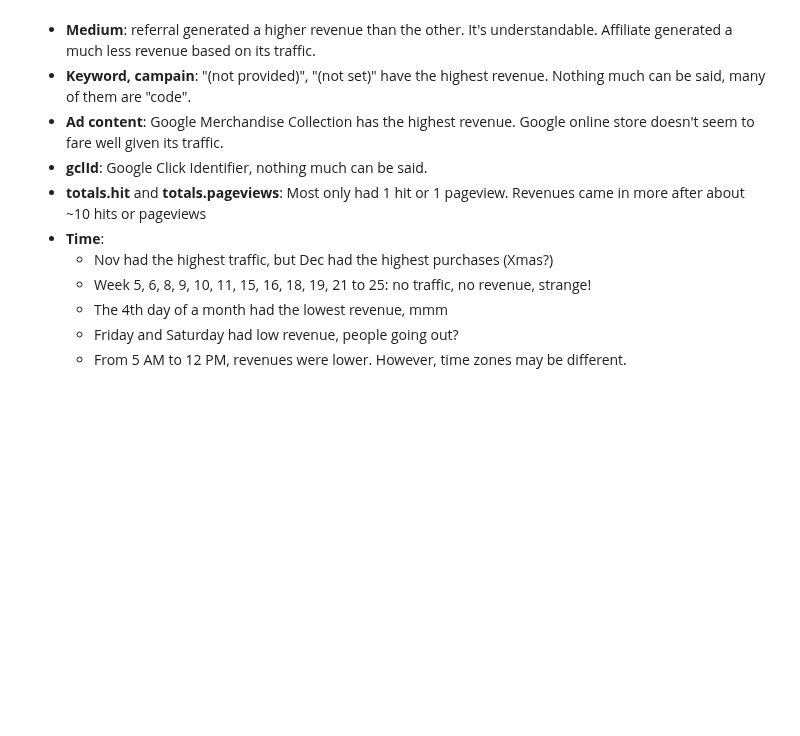
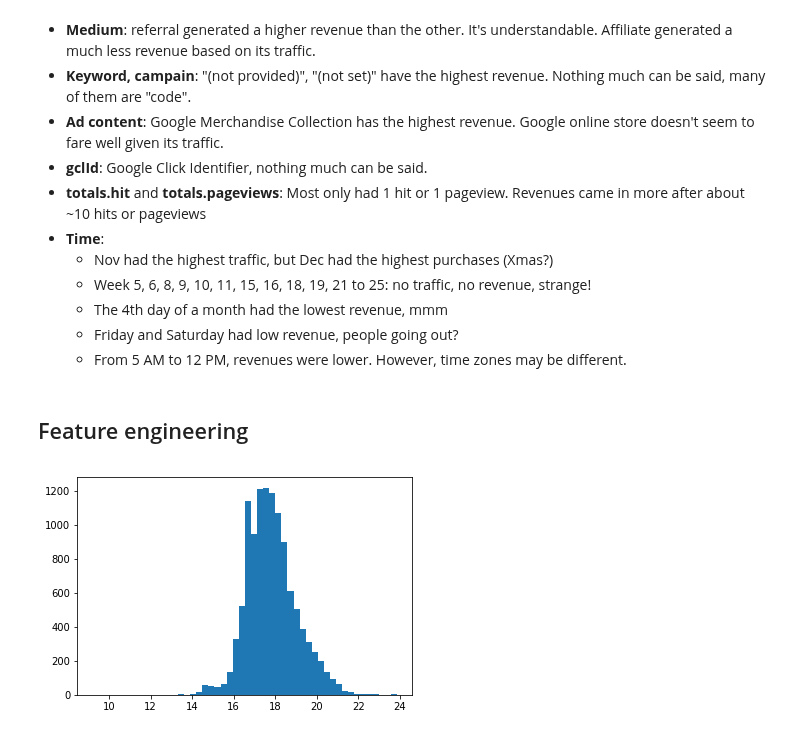
Before and after one commit to aunz/ds, a Jupyter notebook: GA_customer_revenue.ipynb, the cells around one changed output. Cells and saved outputs as stored; diff of their text form; code cells hidden in the pictures; blank space fills up the shorter version.

Commit message:
feature engineering

```diff
--- a/GA_customer_revenue.ipynb
+++ b/GA_customer_revenue.ipynb
@@ -346,3 +296,11 @@ This is the format of your plot grid:
   - The 4th day of a month had the lowest revenue, mmm
   - Friday and Saturday had low revenue, people going out?
   - From 5 AM to 12 PM, revenues were lower. However, time zones may be different.
+# %% [markdown]
+## Feature engineering
+# %%
+# Convert target `totals.transactionRevenue` with log1p
+y = np.log1p(df_train['totals.transactionRevenue'].fillna(0))
+plt.hist(y[y > 0], bins=50);
+# %% [output]
+[figure, added]
```
Also changed, not shown: parts of 13 cells of this notebook.
